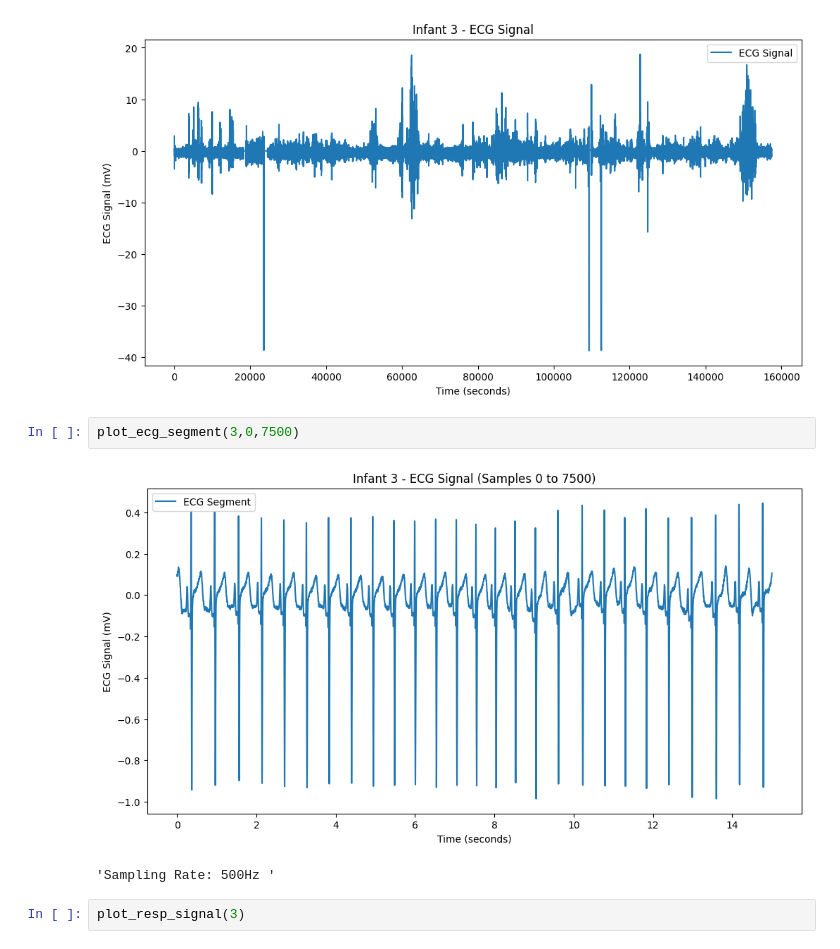
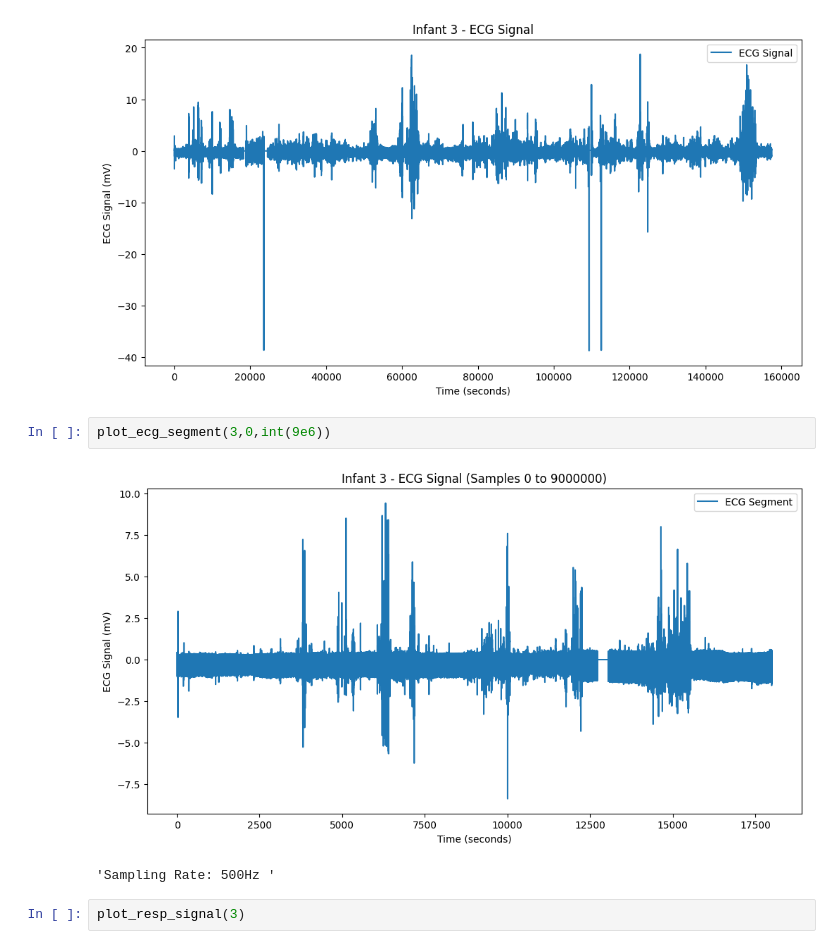
Before and after one commit to JesseLevine727/Capstone-Project, a Jupyter notebook: wfdb.ipynb, the cells around one changed output. Saved outputs shown, nothing was run; the diff lists cells and outputs as text.

```diff
--- a/wfdb.ipynb
+++ b/wfdb.ipynb
@@ -239,9 +239,9 @@ plot_ecg_signal(3)
 # %% [output]
 [figure]
 # %%
-plot_ecg_segment(3,0,7500)
+plot_ecg_segment(3,0,int(9e6))
 # %% [output]
-[figure, old version]
+[figure, new version]
 'Sampling Rate: 500Hz '
 # %%
 plot_resp_signal(3)
```
Also changed, not shown: parts of 23 cells of this notebook.
